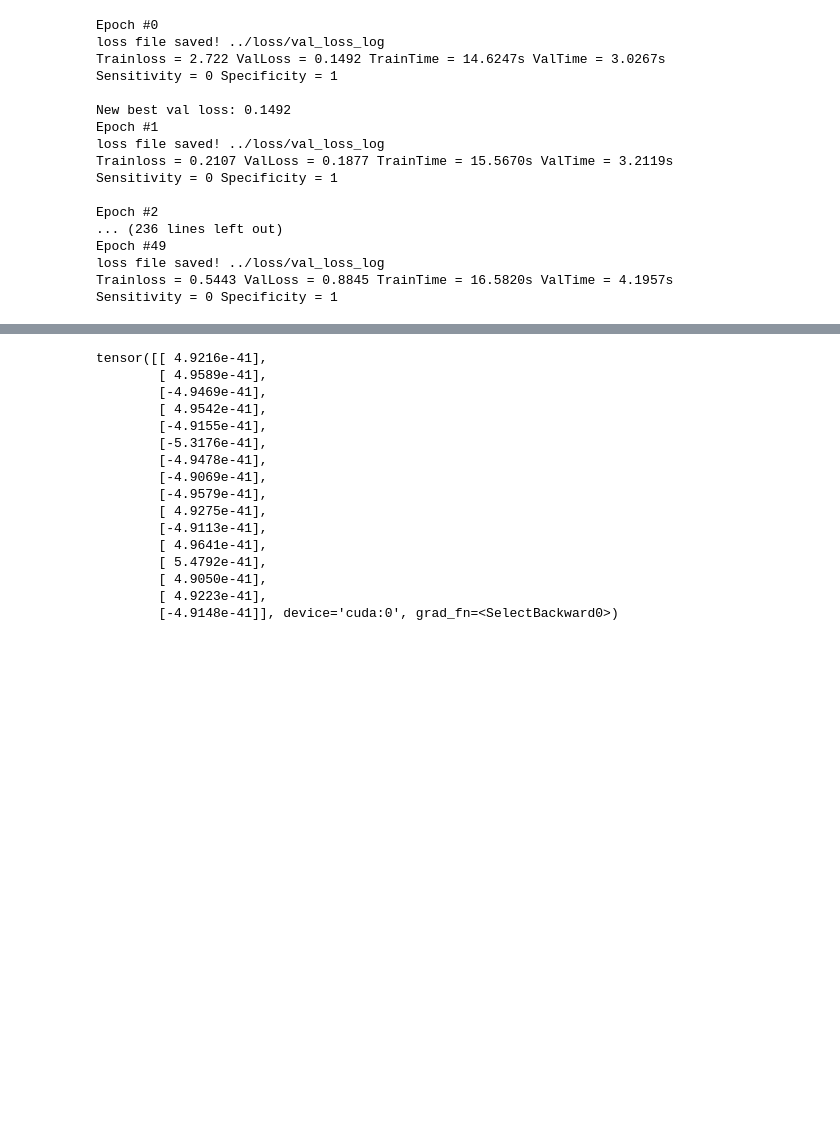
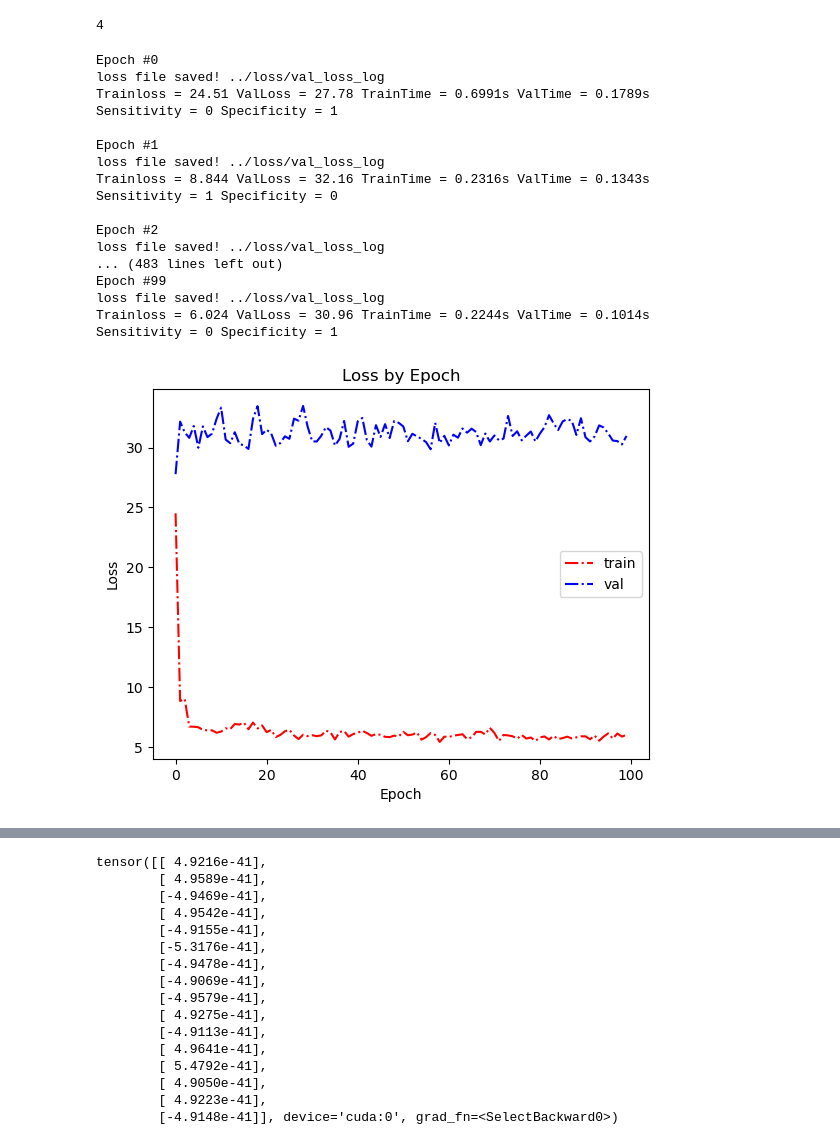
Before and after one commit to DaeheonKwon/ECEFYP, a Jupyter notebook: model.ipynb, the cells around one changed output, grey strips where cells are left out. Saved outputs shown, nothing was run; the diff lists cells and outputs as text; code cells hidden in the pictures; blank space fills up the shorter version.

```diff
--- a/model.ipynb
+++ b/model.ipynb
@@ -27,6 +27,13 @@ for i in range(10):
         test_dataset += list(zip(torch.stack([torch.normal(0, 1, (22, 128, 8)) for _ in range(50)]), torch.zeros(50, dtype=torch.int)))
     else:
         test_dataset += list(zip(torch.stack([torch.normal(5, 1, (22, 128, 8)) for _ in range(50)]), torch.ones(50, dtype=torch.int)))
+
+validation_dataset = []
+for i in range(10):
+    if i <=5 :
+        validation_dataset += list(zip(torch.stack([torch.normal(0, 1, (22, 128, 8)) for _ in range(50)]), torch.zeros(50, dtype=torch.int)))
+    else:
+        validation_dataset += list(zip(torch.stack([torch.normal(5, 1, (22, 128, 8)) for _ in range(50)]), torch.ones(50, dtype=torch.int)))
 # %%
 import os
 import torch
@@ -60,4 +67,4 @@ def split_datasets(dataset, train_ratio=0.6, val_ratio=0.2, test_ratio=0.2, gene
     test_size = len(dataset) - train_size - val_size
     return random_split(dataset, [train_size, val_size, test_size], generator=generator)
 
-train_dataset, validation_dataset, test_dataset = split_datasets(torch.load('/home/dhyun/project/FYP/chb01.pt'), train_ratio=0.6, val_ratio=0.2, test_ratio=0.2, generator=generator)
+# train_dataset, validation_dataset, test_dataset = split_datasets(torch.load('/home/dhyun/project/FYP/chb01.pt'), train_ratio=0.6, val_ratio=0.2, test_ratio=0.2, generator=generator)
@@ -88,6 +86,10 @@ def get_dataloaders(dataset, batch_size=50):
         for inds in class_inds]
 
     return dataloaders
+# %%
+iterators = get_dataloaders(train_dataset)
+# %% [output]
+4
 # %%
 ''' Defining the model'''
 from tqdm.notebook import tqdm
@@ -124,7 +126,7 @@ class SciCNN(nn.Module):
         x = self.inception3(x)
         x = self.maxpool3(x)
         x = self.flatten(x)
-        x = self.dropout(x)
+        # x = self.dropout(x)
         x = self.fc(x)
         return x
 
@@ -183,6 +185,7 @@ import numpy as np
 import torch
 import torch.nn as nn
 import time
+from matplotlib import pyplot as plt
 
 
 def npc_training_loss(output, label, model):
@@ -191,7 +194,6 @@ def npc_training_loss(output, label, model):
     distances = torch.norm(mean_output.view(1, -1, 1) - model.npc.position.data, dim=1).squeeze()
     closest_position_index = torch.argmin(distances)
     closest_position = model.npc.position[closest_position_index]
-    model.npc.label[closest_position_index] = torch.max(label)
     loss = torch.norm(mean_output - closest_position)
     return loss
 
@@ -233,6 +235,22 @@ def train_epoch(model, dataloaders, optimizer, loss_type, device):
         except StopIteration:
             iterators.remove(iterator)
     return loss/total_length, time.perf_counter() - start_epoch
+
+def calibrate(model, dataloaders, device): # batch size must be one
+    model.eval()
+    start = time.perf_counter()
+    iterators = list(map(iter, dataloaders))
+    iterators = iterators[0] # only use seizure-free class for calibration
+    with torch.no_grad():  # using context manager
+        for _ in range(128*120): # 128 samples per second, 120 seconds: 2-minute calibration
+            images, _ = next(iterators)
+            images = images.to(device)
+            output = model(images)
+            mean_output = torch.mean(output, dim=0) # unnecessary, since batch size is 1
+            distances = torch.norm(mean_output.view(1, -1, 1) - model.npc.position.data, dim=1).squeeze()
+            closest_position_index = torch.argmin(distances)
+            model.npc.label[closest_position_index] = 0
+    return time.perf_counter() - start
 
 def validate(model, dataloaders, loss_type, device):
     model.eval()
@@ -281,12 +299,14 @@ def save_model(exp_dir, epoch, model, optimizer, best_val_loss, is_new_best):
         os.system(f'cp {exp_dir}/model.pt {exp_dir}/best_specificity_model.pt')
 
 def train():
-    device = torch.device("cuda:0" if torch.cuda.is_available() else "cpu")
+    global device
+    device = torch.device("cuda:0" if torch.cuda.is_available() else "mps" if torch.backends.mps.is_available() else "cpu")
     global model
     model = SciCNN().to(device)
-    optimizer = torch.optim.Adam(model.parameters(), lr=1e-1, weight_decay=1e-4)
+    optimizer = torch.optim.SGD(model.parameters(), lr=1e-5, momentum=0.9, weight_decay=1e-4)
+    scheduler = torch.optim.lr_scheduler.StepLR(optimizer, step_size=20, gamma=0.5)
 
-    num_epochs = 50
+    num_epochs = 100
 
     train_dataloaders = get_dataloaders(train_dataset)
     val_dataloaders = get_dataloaders(validation_dataset)
@@ -305,12 +325,12 @@ def train():
 
         train_loss, train_time = train_epoch(model, train_dataloaders, optimizer, npc_training_loss, device)
         val_loss, confusion_matrix, val_time = validate(model, val_dataloaders, npc_validation_loss, device)
+        scheduler.step()
 
         val_loss_log = np.append(val_loss_log, np.array([[epoch, val_loss]]), axis=0)
         file_path = '../loss/val_loss_log'
         np.save(file_path, val_loss_log)
         print(f"loss file saved! {file_path}")
-
 
         train_loss_list.append(train_loss)
         val_loss_list.append(val_loss)
@@ -327,37 +347,59 @@ def train():
         best_val_loss = min(val_loss, best_val_loss)
         best_specificity = max(specificity, best_specificity)
         best_sensitivity = max(sensitivity, best_sensitivity)
 
         save_model('../model', epoch, model, optimizer, best_val_loss, is_new_best)
 
         print(
             f'Trainloss = {train_loss:.4g} ValLoss = {val_loss:.4g} TrainTime = {train_time:.4f}s ValTime = {val_time:.4f}s \n'
             f'Sensitivity = {sensitivity:.4g} Specificity = {specificity:.4g} \n'
         )
 
         if is_new_best[0]:
             print(f'New best val loss: {best_val_loss:.4g}')
         if is_new_best[1]:
             print(f'New best sensitivity: {best_sensitivity:.4g}')
         if is_new_best[2]:
             print(f'New best specificity: {best_specificity:.4g}')
 
+    y1 = np.array([])
+    y2 = np.array([])
+
+    for i in train_loss_list:
+        y1 = np.append(y1, i)
+
+    for i in val_loss_list:
+        y2 = np.append(y2, i)
+
+    x = np.arange(0, num_epochs)
+
+    plt.plot(x, y1, 'r-.', label = 'train')
+    plt.plot(x, y2, 'b-.', label = 'val')
+    plt.legend()
+
+    plt.title('Loss by Epoch')
+    plt.xlabel('Epoch')
+    plt.ylabel('Loss')
+
+    plt.savefig('../figures/loss.png', dpi=300)
+
 train()
 # %% [output]
 Epoch #0
 loss file saved! ../loss/val_loss_log
-Trainloss = 2.722 ValLoss = 0.1492 TrainTime = 14.6247s ValTime = 3.0267s
+Trainloss = 24.51 ValLoss = 27.78 TrainTime = 0.6991s ValTime = 0.1789s
 Sensitivity = 0 Specificity = 1
 
-New best val loss: 0.1492
 Epoch #1
 loss file saved! ../loss/val_loss_log
-Trainloss = 0.2107 ValLoss = 0.1877 TrainTime = 15.5670s ValTime = 3.2119s
-Sensitivity = 0 Specificity = 1
+Trainloss = 8.844 ValLoss = 32.16 TrainTime = 0.2316s ValTime = 0.1343s
+Sensitivity = 1 Specificity = 0
 
 Epoch #2
-... (236 lines left out)
-Epoch #49
 loss file saved! ../loss/val_loss_log
-Trainloss = 0.5443 ValLoss = 0.8845 TrainTime = 16.5820s ValTime = 4.1957s
+... (483 lines left out)
+Epoch #99
+loss file saved! ../loss/val_loss_log
+Trainloss = 6.024 ValLoss = 30.96 TrainTime = 0.2244s ValTime = 0.1014s
 Sensitivity = 0 Specificity = 1
+[figure, added]
```
Also changed, not shown: parts of 4 cells of this notebook.
